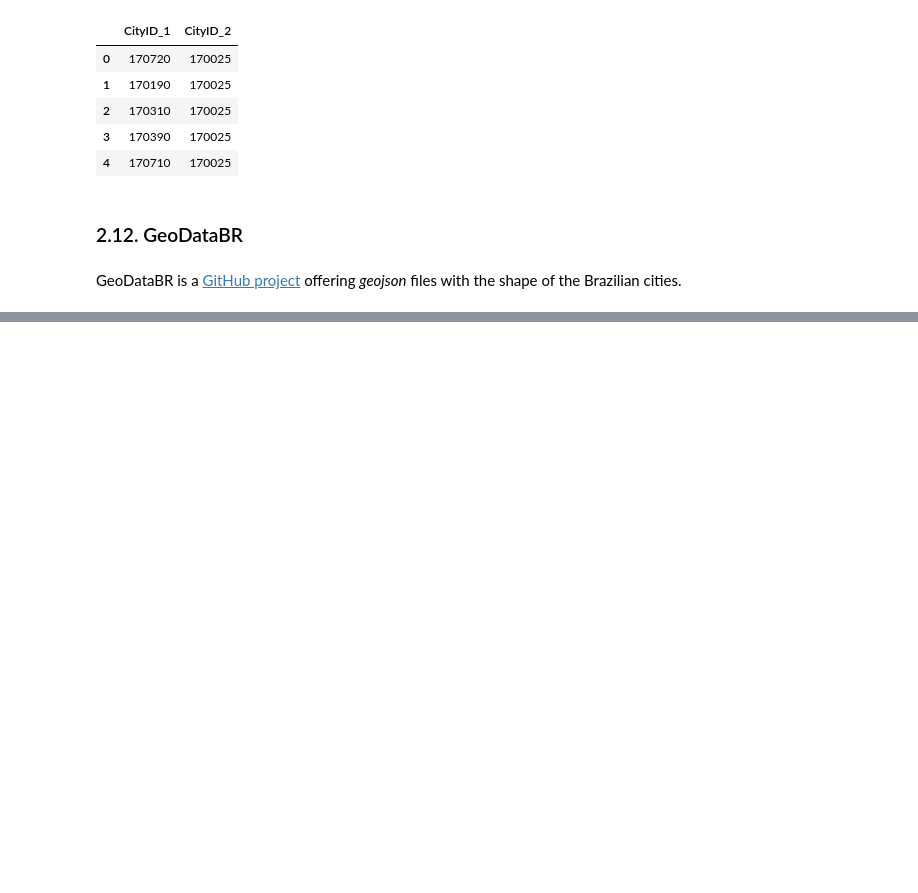
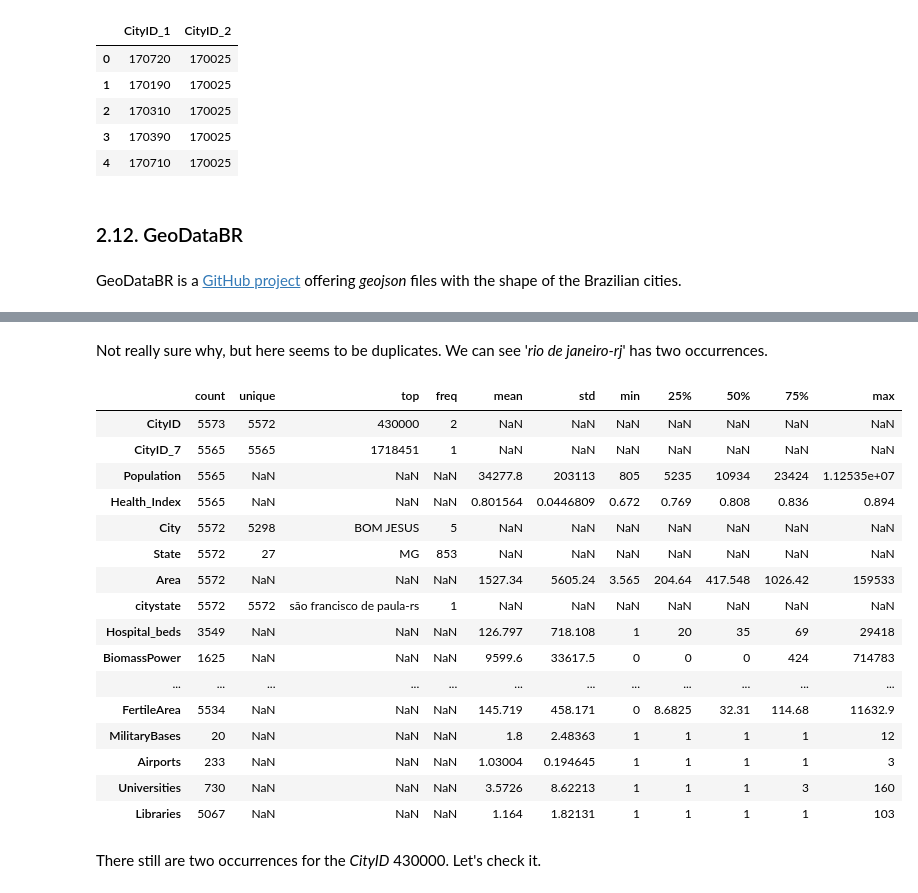
Before and after one commit to secretaria-ICA/Bem_Vindo_ao_Apocalipse_Brasileiro, a Jupyter notebook: apocalipse.ipynb, the cells around one changed output, grey strips where cells are left out. Saved outputs shown, nothing was run; the diff lists cells and outputs as text; code cells hidden in the pictures; blank space fills up the shorter version.

```diff
--- a/apocalipse.ipynb
+++ b/apocalipse.ipynb
@@ -589,0 +640,25 @@ map_brazil
+# %% [markdown]
+Not really sure why, but here seems to be duplicates. We can see '*rio de janeiro-rj*' has two occurrences.
+# %%
+df_full = df_full.drop_duplicates()
+df_full.describe(include='all').T
+# %% [output]
+|  | count | unique | top | freq | mean | std | min | 25% | 50% | 75% | max |
+| CityID | 5573 | 5572 | 430000 | 2 | NaN | NaN | NaN | NaN | NaN | NaN | NaN |
+| CityID_7 | 5565 | 5565 | 1718451 | 1 | NaN | NaN | NaN | NaN | NaN | NaN | NaN |
+| Population | 5565 | NaN | NaN | NaN | 34277.8 | 203113 | 805 | 5235 | 10934 | 23424 | 1.12535e+07 |
+| Health_Index | 5565 | NaN | NaN | NaN | 0.801564 | 0.0446809 | 0.672 | 0.769 | 0.808 | 0.836 | 0.894 |
+| City | 5572 | 5298 | BOM JESUS | 5 | NaN | NaN | NaN | NaN | NaN | NaN | NaN |
+| State | 5572 | 27 | MG | 853 | NaN | NaN | NaN | NaN | NaN | NaN | NaN |
+| Area | 5572 | NaN | NaN | NaN | 1527.34 | 5605.24 | 3.565 | 204.64 | 417.548 | 1026.42 | 159533 |
+| citystate | 5572 | 5572 | são francisco de paula-rs | 1 | NaN | NaN | NaN | NaN | NaN | NaN | NaN |
+| Hospital_beds | 3549 | NaN | NaN | NaN | 126.797 | 718.108 | 1 | 20 | 35 | 69 | 29418 |
+| BiomassPower | 1625 | NaN | NaN | NaN | 9599.6 | 33617.5 | 0 | 0 | 0 | 424 | 714783 |
+| ... | ... | ... | ... | ... | ... | ... | ... | ... | ... | ... | ... |
+| FertileArea | 5534 | NaN | NaN | NaN | 145.719 | 458.171 | 0 | 8.6825 | 32.31 | 114.68 | 11632.9 |
+| MilitaryBases | 20 | NaN | NaN | NaN | 1.8 | 2.48363 | 1 | 1 | 1 | 1 | 12 |
+| Airports | 233 | NaN | NaN | NaN | 1.03004 | 0.194645 | 1 | 1 | 1 | 1 | 3 |
+| Universities | 730 | NaN | NaN | NaN | 3.5726 | 8.62213 | 1 | 1 | 1 | 3 | 160 |
+| Libraries | 5067 | NaN | NaN | NaN | 1.164 | 1.82131 | 1 | 1 | 1 | 1 | 103 |
+# %% [markdown]
+There still are two occurrences for the *CityID* 430000. Let's check it.
```
Also changed, not shown: parts of 32 cells of this notebook.
